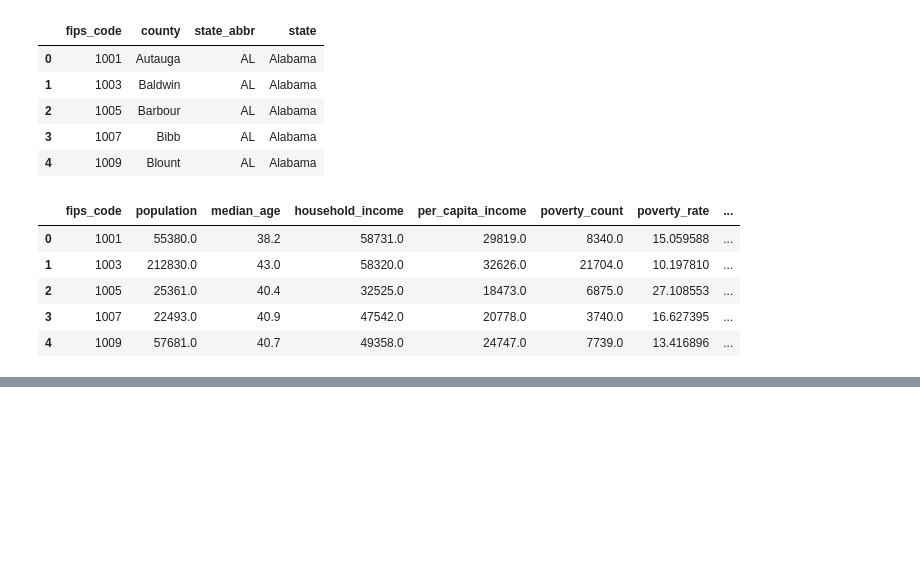
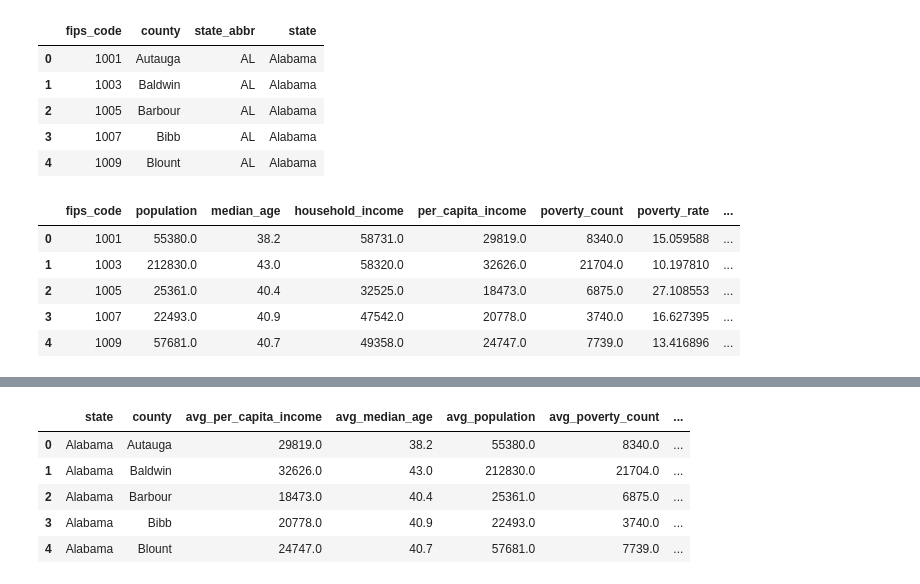
Before and after one commit to uzmabb182/data-visualization-using-flask-project2, a Jupyter notebook: data_visualzation/sqlalchemy_analysis.ipynb, the cells around one changed output, grey strips where cells are left out. Saved outputs shown, nothing was run; the diff lists cells and outputs as text; code cells hidden in the pictures; blank space fills up the shorter version.

```diff
--- a/data_visualzation/sqlalchemy_analysis.ipynb
+++ b/data_visualzation/sqlalchemy_analysis.ipynb
@@ -79 +107,24 @@ df1.head()
+# %%
+# query from view 'county_state' and fips_code_data to analyze different factors on state level where clause for bubble chart
+
+df2 = pd.read_sql("""SELECT f.state, f.county, ROUND(AVG(v.per_capita_income),2) AS avg_per_capita_income,
+ROUND(AVG(v.median_age),2) AS avg_median_age,
+ROUND(AVG(v.population),2) AS avg_population, ROUND(AVG(v.poverty_count),2) AS avg_poverty_count,
+ROUND(AVG(v.unemployment_rate),2) AS avg_unemployment_rate,
+ROUND(AVG(v.bachelors_or_higher_2019),2) AS avg_bachelors_or_higher_2019
+FROM fips_code_data AS f
+JOIN census_education AS v
+ON (f.fips_code = v.fips_code)
+WHERE f.state = 'Alabama'
+GROUP BY f.state,f.county
+ORDER BY f.state, f.county;""",conn)
+
+df2.head()
+# %% [output]
+|  | state | county | avg_per_capita_income | avg_median_age | avg_population | avg_poverty_count | ... |
+| 0 | Alabama | Autauga | 29819.0 | 38.2 | 55380.0 | 8340.0 | ... |
+| 1 | Alabama | Baldwin | 32626.0 | 43.0 | 212830.0 | 21704.0 | ... |
+| 2 | Alabama | Barbour | 18473.0 | 40.4 | 25361.0 | 6875.0 | ... |
+| 3 | Alabama | Bibb | 20778.0 | 40.9 | 22493.0 | 3740.0 | ... |
+| 4 | Alabama | Blount | 24747.0 | 40.7 | 57681.0 | 7739.0 | ... |
 # %%
```
Also changed, not shown: parts of 5 cells of this notebook.
